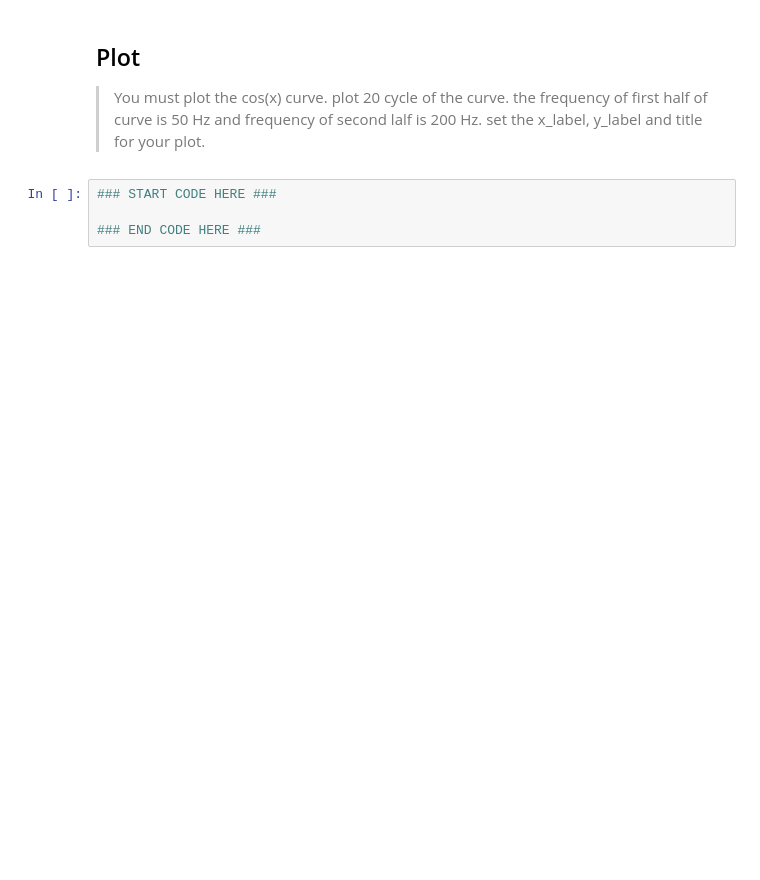
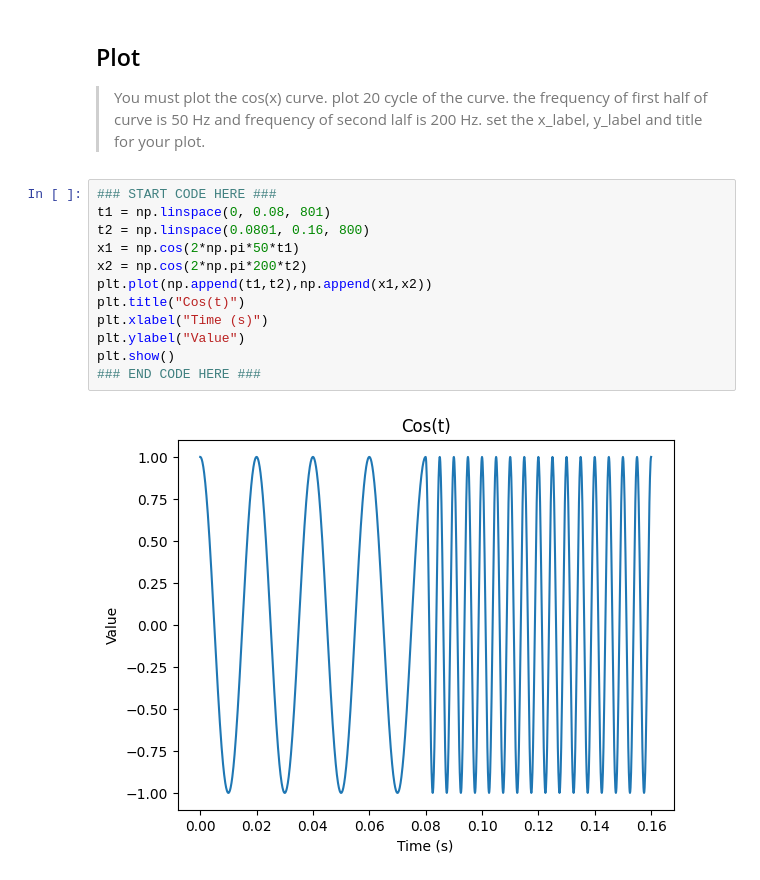
Before and after one commit to Gargantulax/ML_CHW01, a Jupyter notebook: IML_CWH1_Q2.ipynb, the cells around one changed output. Cells and saved outputs as stored; diff of their text form; blank space fills up the shorter version.

```diff
--- a/IML_CWH1_Q2.ipynb
+++ b/IML_CWH1_Q2.ipynb
@@ -168,7 +234,17 @@ Is there any meaningful relation between these features?
 ## Plot
 >You must plot the cos(x) curve. plot 20 cycle of the curve. the frequency of first half of curve is 50 Hz and frequency of second lalf is 200 Hz.
 > set the x_label, y_label and title for your plot.
-# %%
-### START CODE HERE ###
-
-### END CODE HERE ###
+# %%
+### START CODE HERE ###
+t1 = np.linspace(0, 0.08, 801)
+t2 = np.linspace(0.0801, 0.16, 800)
+x1 = np.cos(2*np.pi*50*t1)
+x2 = np.cos(2*np.pi*200*t2)
+plt.plot(np.append(t1,t2),np.append(x1,x2))
+plt.title("Cos(t)")
+plt.xlabel("Time (s)")
+plt.ylabel("Value")
+plt.show()
+### END CODE HERE ###
+# %% [output]
+[figure, added]
```
Also changed, not shown: parts of 14 cells of this notebook, 1 other file.
